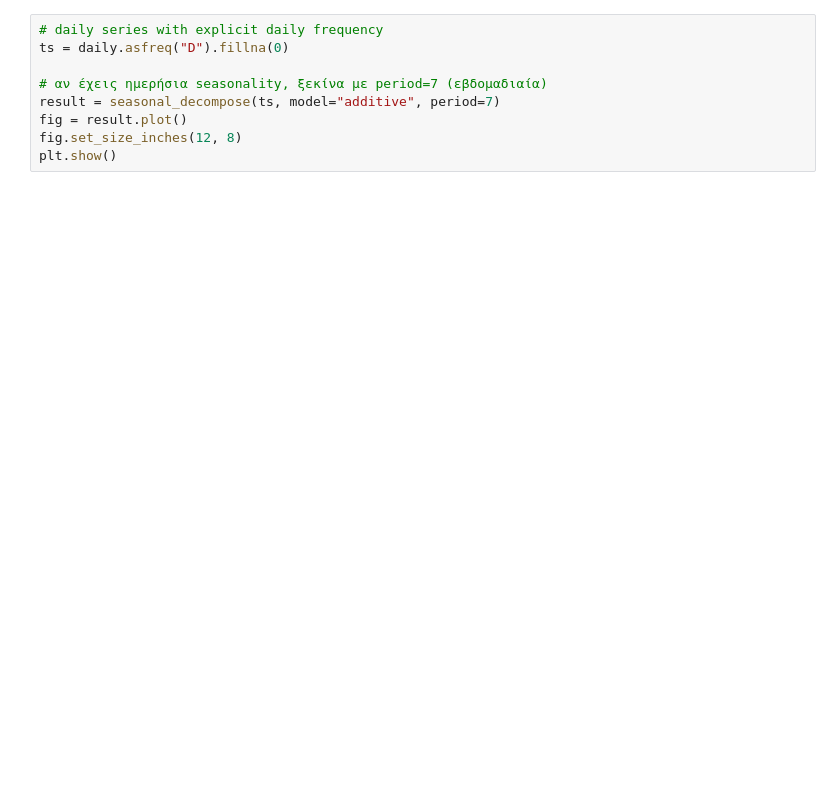
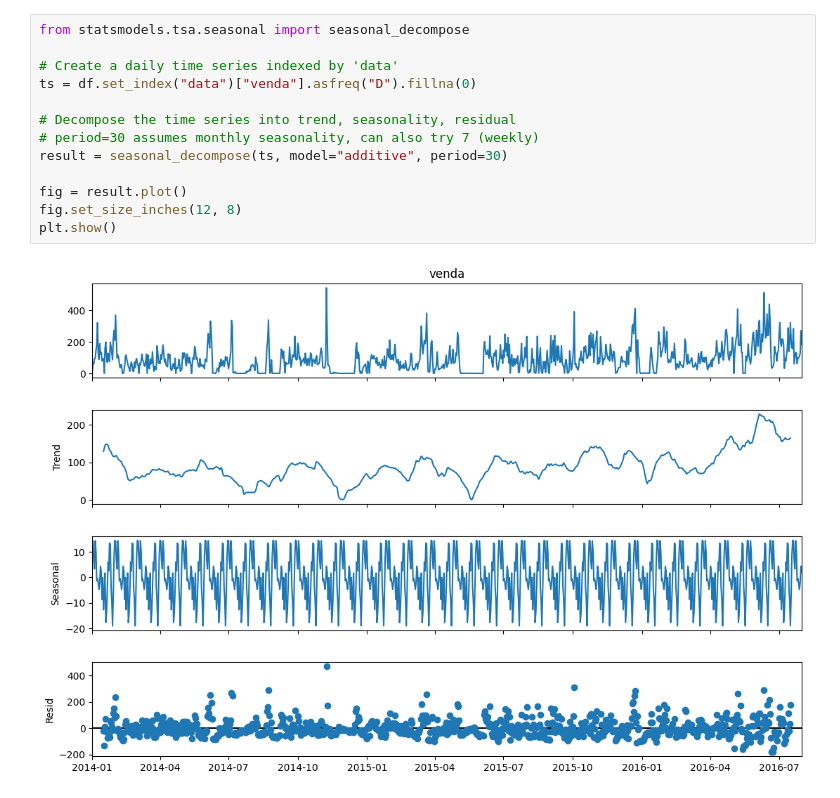
Before and after one commit to MiltosTsir/supply-chain-analysis-portfolio, a Jupyter notebook: portfolio/01-demand-forecasting/notebooks/01_eda_forecasting.ipynb, the cells around one changed output. Cells and saved outputs as stored; diff of their text form; blank space fills up the shorter version.

```diff
--- a/portfolio/01-demand-forecasting/notebooks/01_eda_forecasting.ipynb
+++ b/portfolio/01-demand-forecasting/notebooks/01_eda_forecasting.ipynb
@@ -52,10 +102,16 @@ if "store" in df.columns:
 # %%
-# daily series with explicit daily frequency
-ts = daily.asfreq("D").fillna(0)
+from statsmodels.tsa.seasonal import seasonal_decompose
 
-# αν έχεις ημερήσια seasonality, ξεκίνα με period=7 (εβδομαδιαία)
-result = seasonal_decompose(ts, model="additive", period=7)
+# Create a daily time series indexed by 'data'
+ts = df.set_index("data")["venda"].asfreq("D").fillna(0)
+
+# Decompose the time series into trend, seasonality, residual
+# period=30 assumes monthly seasonality, can also try 7 (weekly)
+result = seasonal_decompose(ts, model="additive", period=30)
+
 fig = result.plot()
 fig.set_size_inches(12, 8)
 plt.show()
+# %% [output]
+[figure, added]
 # %%
```
Also changed, not shown: parts of 7 cells of this notebook.
